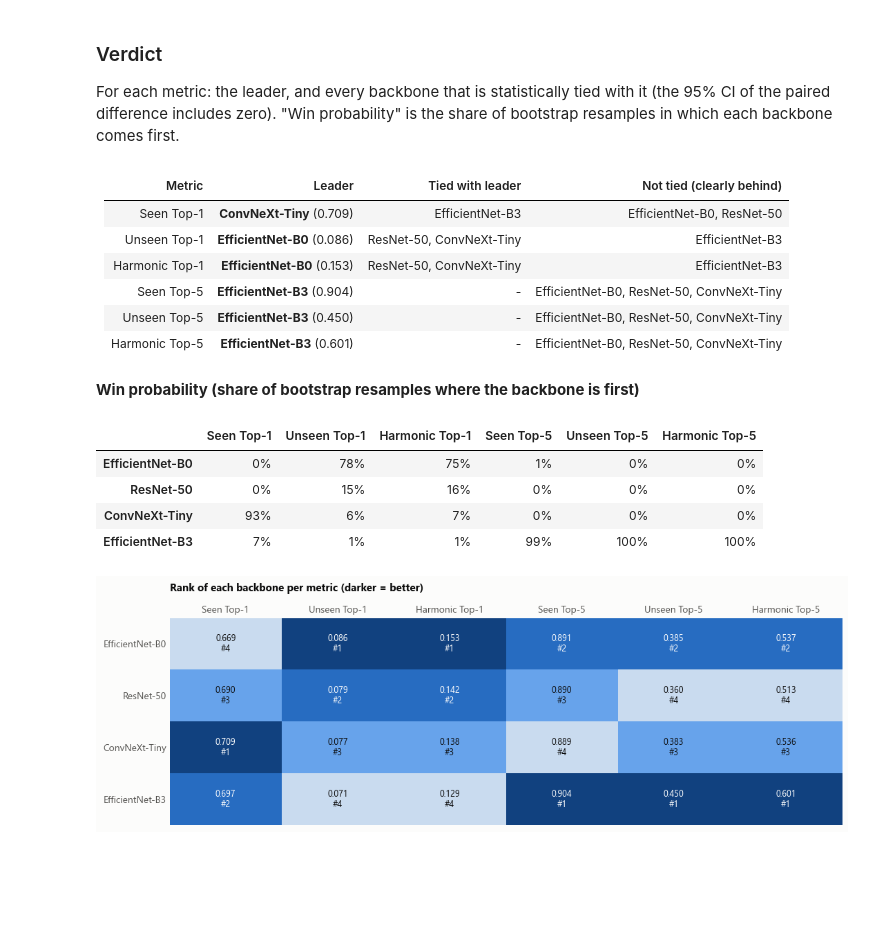
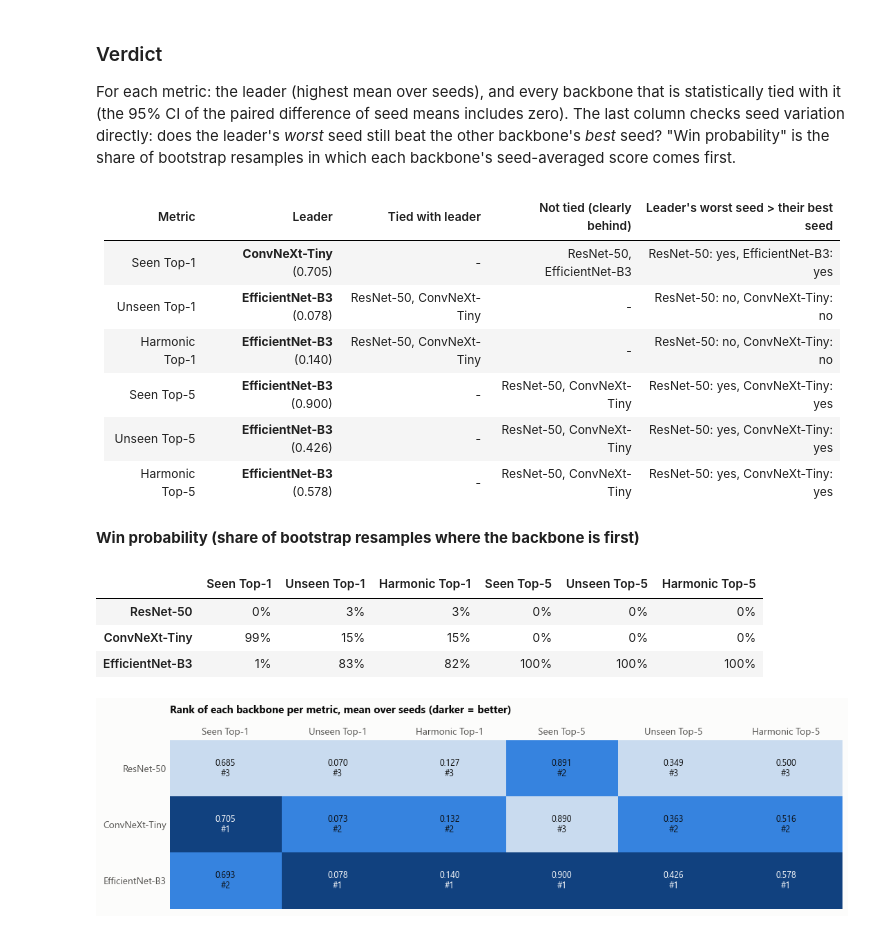
Before and after one commit to shr0914/mlp-independentcnn, a Jupyter notebook: evaluation.ipynb, the cells around one changed output. Drawn from its saved outputs; the diff is of its cells as text; code cells hidden in the pictures; blank space fills up the shorter version.

Commit message:
updated runs with 3 seed for 3 backbones

```diff
--- a/evaluation.ipynb
+++ b/evaluation.ipynb
@@ -86,26 +89,35 @@ for method, d in METHOD_DIRS.items():
     for f in sorted(d.glob("*/results.json")):
         r = json.loads(f.read_text()); a = r["args"]
         h = pd.DataFrame(r.get("history", []))
-        rows.append({"method": method, "backbone": a["backbone"], "task": a["task"], "val_top1": r["best_val_top1"],
+        rows.append({"method": method, "backbone": a["backbone"], "task": a["task"], "seed": a.get("seed", 0),
+                     "val_top1": r["best_val_top1"],
                      "seen_top1": r["seen_top1"], "seen_top5": r["seen_top5"],
                      "unseen_top1": r["unseen_top1"], "unseen_top5": r["unseen_top5"],
-                     "params_M": r.get("params_M"), "img_size": r.get("img_size"),
+                     "params_M": r.get("params_M"), "img_size": r.get("img_size"), "peak_gpu_GB": r.get("peak_gpu_GB"),
                      "sec_per_epoch": h["sec"].mean() if "sec" in h else np.nan,
                      "train_min": h["sec"].sum() / 60 if "sec" in h else np.nan,
                      "args": a, "history": h, "dir": f.parent})
 runs = pd.DataFrame(rows)
 assert len(runs), "no finished runs found"
 
-# if a backbone/task was trained more than once, keep the run with the best validation score
-best = (runs.sort_values("val_top1", ascending=False)
-            .drop_duplicates(["method", "backbone", "task"]).set_index(["method", "backbone", "task"]))
-have = lambda m, b: (m, b, "crop") in best.index and (m, b, "disease") in best.index
-present = [b for b in BACKBONES if have(FT, b)]
-frozen_present = [b for b in BACKBONES if have("frozen", b)]
-print("fine-tuned backbones:", [NAME[b] for b in present])
-print("frozen baselines:    ", [NAME[b] for b in frozen_present] or "none (run linear_probe.py --save_runs runs/frozen)")
+# one run per (method, backbone, task, seed); if one was trained more than once, keep the best validation score
+RUN = (runs.sort_values("val_top1", ascending=False)
+           .drop_duplicates(["method", "backbone", "task", "seed"]).set_index(["method", "backbone", "task", "seed"]))
+# seeds that have BOTH a crop and a disease run: a composition always pairs crop + disease from the same seed
+SEEDS = {}
+for (m, b), g in runs.groupby(["method", "backbone"]):
+    s = sorted(set(g.loc[g["task"] == "crop", "seed"]) & set(g.loc[g["task"] == "disease", "seed"]))
+    if s:
+        SEEDS[m, b] = s
+present = [b for b in BACKBONES if (FT, b) in SEEDS]
+frozen_present = [b for b in BACKBONES if ("frozen", b) in SEEDS]
+task_vals = lambda m, b, t, col: np.array([RUN.loc[(m, b, t, s), col] for s in SEEDS[m, b]], dtype=float)  # one per seed
+tmean = lambda m, b, t, col: float(task_vals(m, b, t, col).mean())
+tsd = lambda m, b, t, col: float(task_vals(m, b, t, col).std(ddof=1)) if len(SEEDS[m, b]) > 1 else 0.0
+print("fine-tuned backbones (seeds):", {NAME[b]: SEEDS[FT, b] for b in present})
+print("frozen baselines:            ", [NAME[b] for b in frozen_present] or "none (run linear_probe.py --save_runs runs/frozen)")
 
 # backbone used for the single-model analyses at the end: best mean validation Top-1 (never chosen on test data)
-BEST = max(present, key=lambda b: best.loc[(FT, b, "crop"), "val_top1"] + best.loc[(FT, b, "disease"), "val_top1"])
+BEST = max(present, key=lambda b: tmean(FT, b, "crop", "val_top1") + tmean(FT, b, "disease", "val_top1"))
 print("single-model analyses use:", NAME[BEST])
 # %% [output]
@@ -197,17 +234,22 @@ display(txt.style.apply(bold))
 # %% [markdown]
 ### Verdict
 
-For each metric: the leader, and every backbone that is statistically tied with it (the 95% CI of the paired
-difference includes zero). "Win probability" is the share of bootstrap resamples in which each backbone comes first.
+For each metric: the leader (highest mean over seeds), and every backbone that is statistically tied with it (the
+95% CI of the paired difference of seed means includes zero). The last column checks seed variation directly: does
+the leader's *worst* seed still beat the other backbone's *best* seed? "Win probability" is the share of bootstrap
+resamples in which each backbone's seed-averaged score comes first.
 # %%
-lines = ["| Metric | Leader | Tied with leader | Not tied (clearly behind) |", "|---|---|---|---|"]
+sep = lambda m, a, b: per_seed[FT, a][m].min() > per_seed[FT, b][m].max()
+lines = ["| Metric | Leader | Tied with leader | Not tied (clearly behind) | Leader's worst seed > their best seed |",
+         "|---|---|---|---|---|"]
 for m in METRICS:
     vals = {b: point[FT, b][m] for b in present}
     lead = max(vals, key=vals.get)
     tied = [b for b in present if b != lead and np.percentile(boot[FT, lead][m] - boot[FT, b][m], 2.5) <= 0]
     behind = [b for b in present if b not in tied and b != lead]
+    seps = ", ".join(f"{NAME[b]}: {'yes' if sep(m, lead, b) else 'no'}" for b in present if b != lead) or "-"
     lines.append(f"| {LABEL[m]} | **{NAME[lead]}** ({vals[lead]:.3f}) | {', '.join(NAME[t] for t in tied) or '-'} "
-                 f"| {', '.join(NAME[t] for t in behind) or '-'} |")
+                 f"| {', '.join(NAME[t] for t in behind) or '-'} | {seps} |")
 display(Markdown("\n".join(lines)))
 
 win = pd.DataFrame({LABEL[m]: np.bincount(np.stack([boot[FT, b][m] for b in present]).argmax(0),
@@ -216,37 +258,36 @@ win = pd.DataFrame({LABEL[m]: np.bincount(np.stack([boot[FT, b][m] for b in pres
 display(Markdown("**Win probability (share of bootstrap resamples where the backbone is first)**"))
 display(win.style.format("{:.0%}").background_gradient(cmap=BLUES, vmin=0, vmax=1))
 # %% [output]
-| Metric | Leader | Tied with leader | Not tied (clearly behind) |
-|---|---|---|---|
-| Seen Top-1 | **ConvNeXt-Tiny** (0.709) | EfficientNet-B3 | EfficientNet-B0, ResNet-50 |
-| Unseen Top-1 | **EfficientNet-B0** (0.086) | ResNet-50, ConvNeXt-Tiny | EfficientNet-B3 |
-| Harmonic Top-1 | **EfficientNet-B0** (0.153) | ResNet-50, ConvNeXt-Tiny | EfficientNet-B3 |
-| Seen Top-5 | **EfficientNet-B3** (0.904) | - | EfficientNet-B0, ResNet-50, ConvNeXt-Tiny |
-| Unseen Top-5 | **EfficientNet-B3** (0.450) | - | EfficientNet-B0, ResNet-50, ConvNeXt-Tiny |
-| Harmonic Top-5 | **EfficientNet-B3** (0.601) | - | EfficientNet-B0, ResNet-50, ConvNeXt-Tiny |
+| Metric | Leader | Tied with leader | Not tied (clearly behind) | Leader's worst seed > their best seed |
+|---|---|---|---|---|
+| Seen Top-1 | **ConvNeXt-Tiny** (0.705) | - | ResNet-50, EfficientNet-B3 | ResNet-50: yes, EfficientNet-B3: yes |
+| Unseen Top-1 | **EfficientNet-B3** (0.078) | ResNet-50, ConvNeXt-Tiny | - | ResNet-50: no, ConvNeXt-Tiny: no |
+| Harmonic Top-1 | **EfficientNet-B3** (0.140) | ResNet-50, ConvNeXt-Tiny | - | ResNet-50: no, ConvNeXt-Tiny: no |
+| Seen Top-5 | **EfficientNet-B3** (0.900) | - | ResNet-50, ConvNeXt-Tiny | ResNet-50: yes, ConvNeXt-Tiny: yes |
+| Unseen Top-5 | **EfficientNet-B3** (0.426) | - | ResNet-50, ConvNeXt-Tiny | ResNet-50: yes, ConvNeXt-Tiny: yes |
+| Harmonic Top-5 | **EfficientNet-B3** (0.578) | - | ResNet-50, ConvNeXt-Tiny | ResNet-50: yes, ConvNeXt-Tiny: yes |
 **Win probability (share of bootstrap resamples where the backbone is first)**
 |  | Seen Top-1 | Unseen Top-1 | Harmonic Top-1 | Seen Top-5 | Unseen Top-5 | Harmonic Top-5 |
-| EfficientNet-B0 | 0% | 78% | 75% | 1% | 0% | 0% |
-| ResNet-50 | 0% | 15% | 16% | 0% | 0% | 0% |
-| ConvNeXt-Tiny | 93% | 6% | 7% | 0% | 0% | 0% |
-| EfficientNet-B3 | 7% | 1% | 1% | 99% | 100% | 100% |
+| ResNet-50 | 0% | 3% | 3% | 0% | 0% | 0% |
+| ConvNeXt-Tiny | 99% | 15% | 15% | 0% | 0% | 0% |
+| EfficientNet-B3 | 1% | 83% | 82% | 100% | 100% | 100% |
 # %%
 # rank grid: every metric at a glance (1 = best). Colour = rank, text = value.
 vals = lb.values
 ranks = (-vals).argsort(0).argsort(0) + 1
 n = len(present)
 fig, ax = plt.subplots(figsize=(11, 0.55 * n + 1.6))
 ax.imshow((n - ranks) / max(n - 1, 1), cmap=BLUES, vmin=-0.15, vmax=1.1, aspect="auto")
 for (r, c), v in np.ndenumerate(vals):
     ax.text(c, r, f"{v:.3f}\n#{ranks[r, c]}", ha="center", va="center", fontsize=9,
             color="white" if ranks[r, c] <= max(1, n // 2) else INK)
 ax.set_xticks(range(len(METRICS)), [LABEL[m] for m in METRICS]); ax.set_yticks(range(n), lb.index)
 ax.tick_params(colors=INK2, length=0); ax.grid(False); ax.xaxis.tick_top()
 for s in ax.spines.values(): s.set_visible(False)
-ax.set_title("Rank of each backbone per metric (darker = better)", pad=28)
+ax.set_title("Rank of each backbone per metric, mean over seeds (darker = better)", pad=28)
 fig.tight_layout(); plt.show()
 # %% [output]
-[figure, old version]
+[figure, new version]
 # %%
 fig, axes = plt.subplots(2, 3, figsize=(13, 0.5 * len(present) * 2 + 3), sharey=True)
 for ax, m in zip(axes.flat, METRICS):
```
Also changed, not shown: parts of 30 cells of this notebook, 13 other files.
